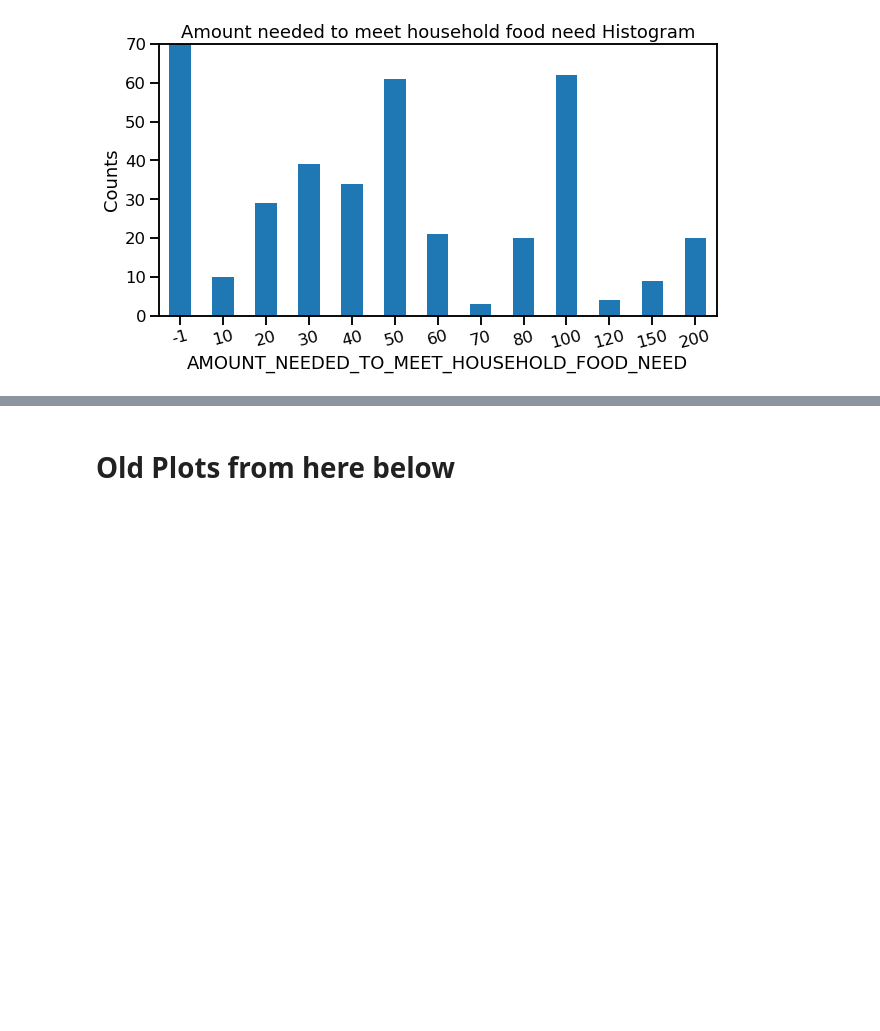
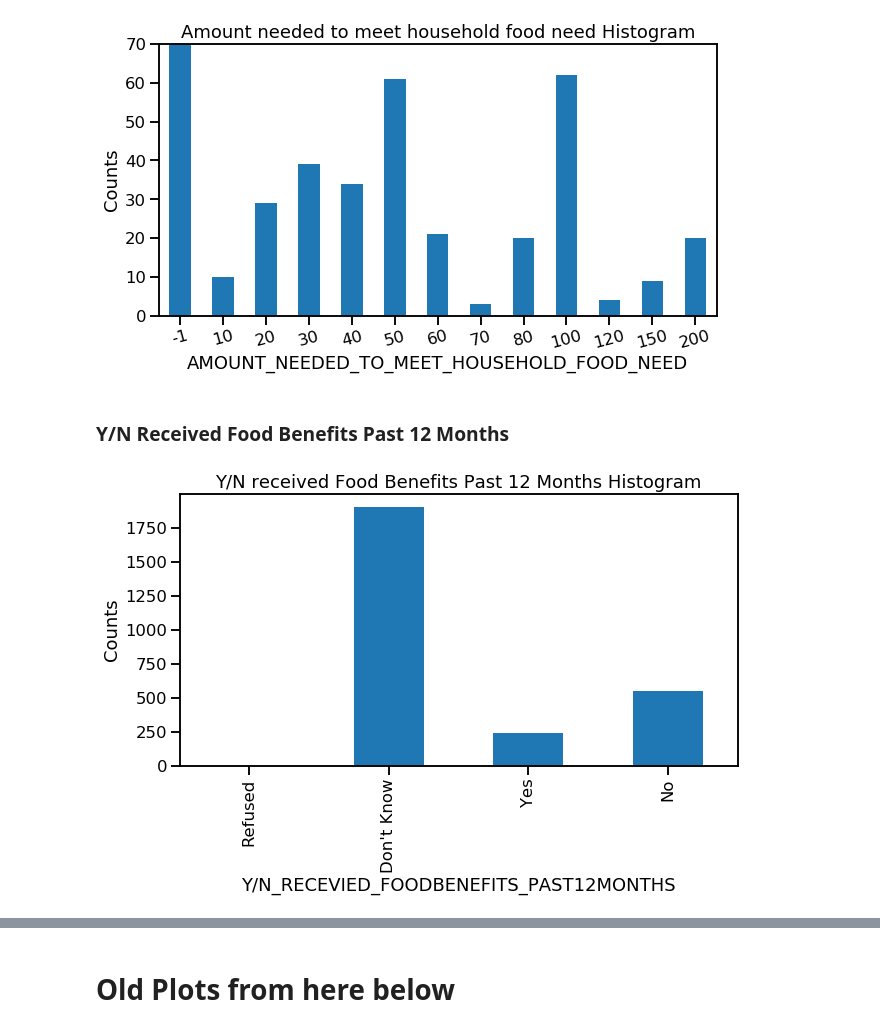
Before and after one commit to astronomilo/foodinsecurity, a Jupyter notebook: Notebooks/EDA_Prep/Team_27_EDA_Prep_20220202.ipynb, the cells around one changed output, grey strips where cells are left out. Cells and saved outputs as stored; diff of their text form; code cells hidden in the pictures; blank space fills up the shorter version.

```diff
--- a/Notebooks/EDA_Prep/Team_27_EDA_Prep_20220128.ipynb
+++ b/Notebooks/EDA_Prep/Team_27_EDA_Prep_20220202.ipynb
@@ -289,10 +290,8 @@ VALID ENTRIES:
 -3 Refused
 -9 No Response   '''
 
-# HOUSEHOLD_PURCHASES_RESTAURANTS
-
-# AMOUNT_NEEDED_TO_MEET_HOUSEHOLD_FOOD_NEED
-
 # FOODSTAMPS_AMT_PERMONTH
-
-# Y/N_RECEVIED_FOODBENEFITS_PAST12MONTHS
+Dict_FoodStamps = {-3: 'Refused',
+                   -1: "Don't Know",
+                    1: 'Yes',
+                    2: 'No'}
@@ -423,3 +440,23 @@ plt.ylim(0,70)
 plt.show()
 # %% [output]
 [figure]
+# %% [markdown]
+### Y/N Received Food Benefits Past 12 Months
+# %%
+'''
+HRPOOR = 1 OR HES9 = 1, -2, -3, or -9 VALID ENTRIES:
+1 Yes
+2 No
+-1 Don't Know
+-3 Refused
+'''
+plt.figure(figsize=(10,5))
+race = cps2019_df.groupby(cps2019_df['Y/N_RECEVIED_FOODBENEFITS_PAST12MONTHS']).size()
+race.plot.bar(rot=15, title='Y/N received Food Benefits Past 12 Months Histogram')
+plt.ylabel('Counts')
+plt.xticks(rotation=90)
+plt.xticks(range(0,len(Dict_FoodStamps.values())), Dict_FoodStamps.values(),rotation=90)
+#plt.ylim(0,210)
+plt.show()
+# %% [output]
+[figure, added]
```
Also changed, not shown: parts of 6 cells of this notebook.
